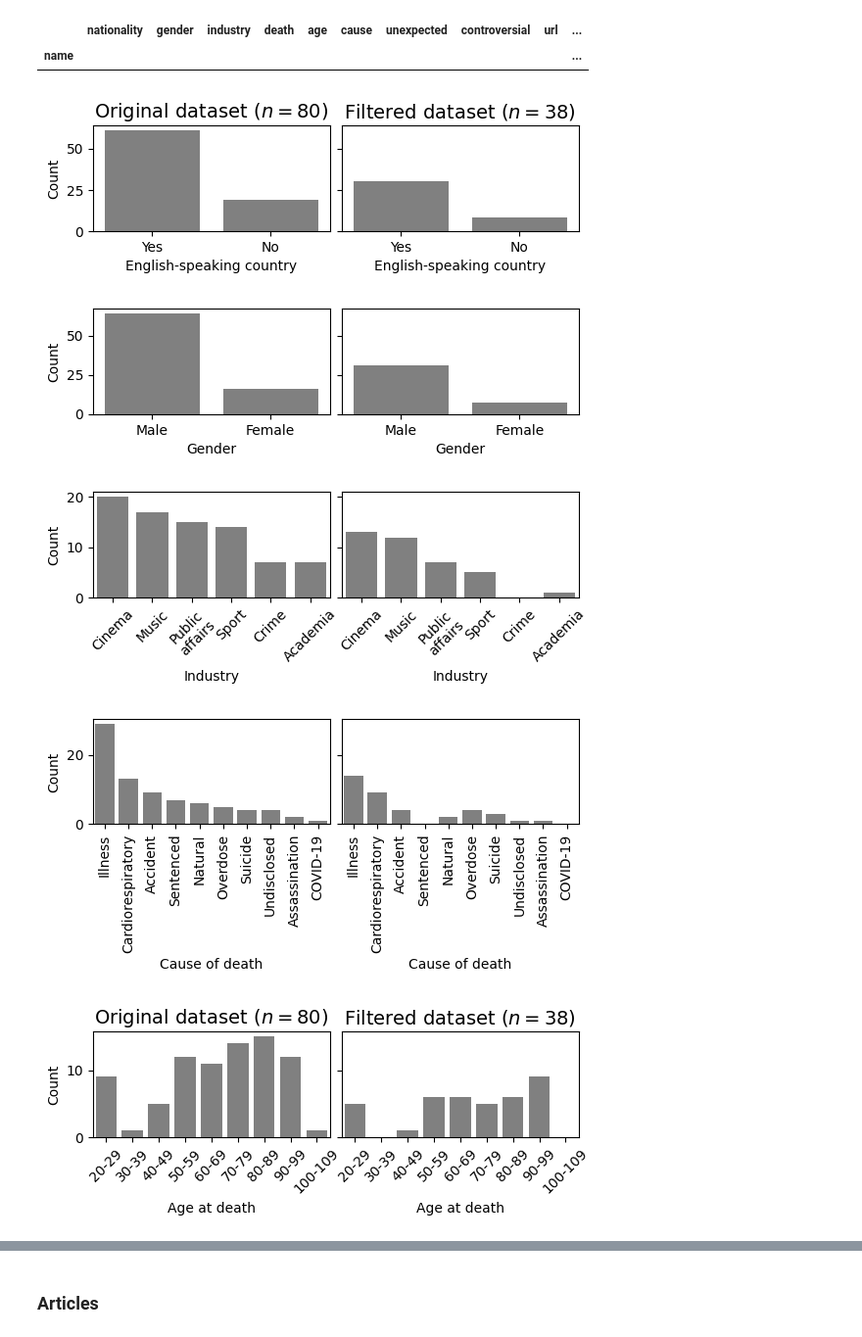
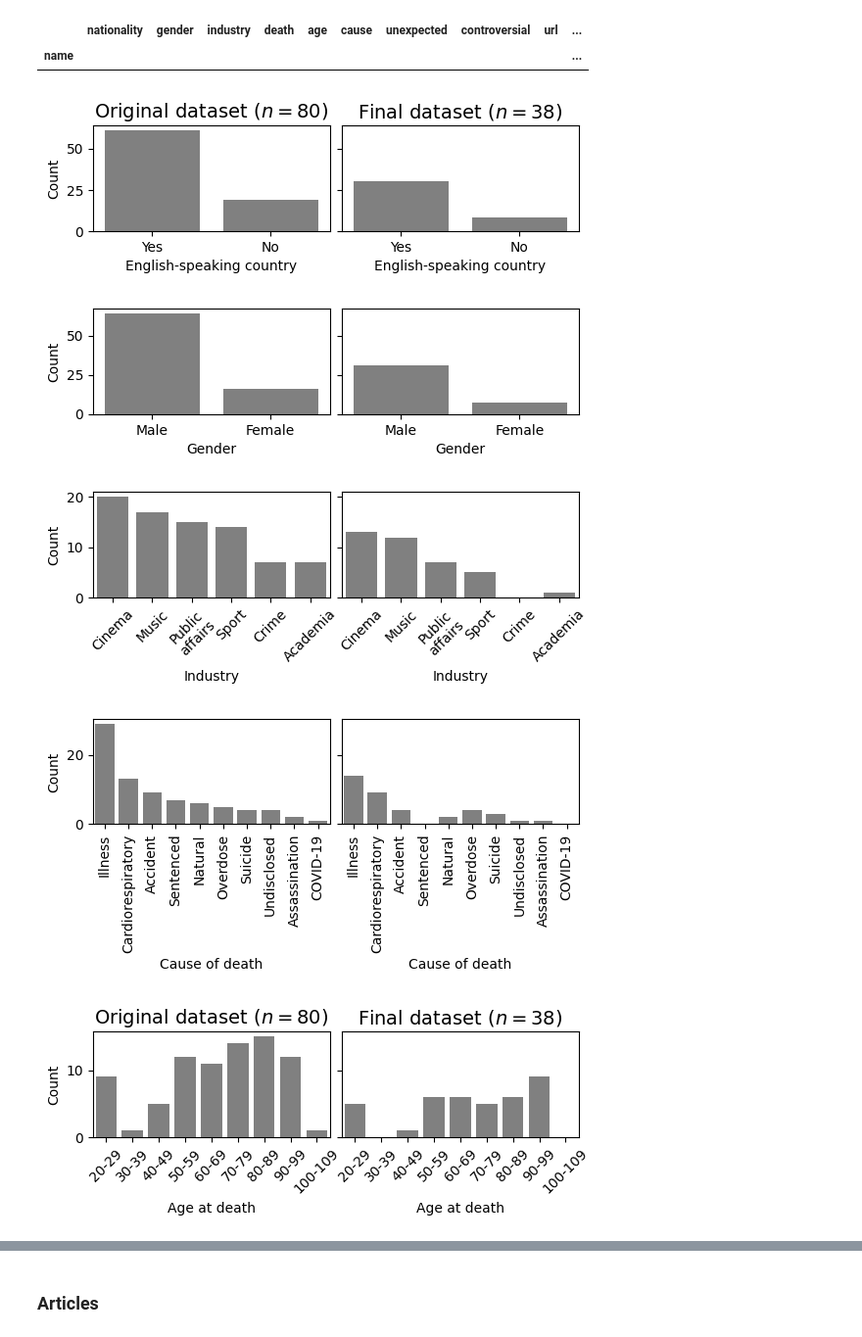
Before and after one commit to titouanjd/dsba-thesis, a Jupyter notebook: code/thesis_main.ipynb, the cells around one changed output, grey strips where cells are left out. Shown at 98% size. Drawn from its saved outputs; the diff is of its cells as text; code cells hidden in the pictures.

```diff
--- a/code/thesis_main.ipynb
+++ b/code/thesis_main.ipynb
@@ -383,7 +387,7 @@ celeb[celeb.isna().any(axis=1)]
 # %%
 assert celeb[celeb.isna().any(axis=1)].empty
 # %%
-celeb_filtered = celeb[celeb.index.isin(celeb_filter)].copy()
+celeb_final = celeb[celeb.index.isin(celeb_filter)].copy()
 # %%
 figsize_small = (FIGSIZE[0], 1.4)
 # %%
@@ -400,12 +404,12 @@ order = binary_map.values()
 sns.countplot(data=celeb, x=x, order=order, color='gray', ax=ax1)
 ax1.set_xlabel('English-speaking country')
 
-sns.countplot(data=celeb_filtered, x=x, order=order, color='gray', ax=ax2)
+sns.countplot(data=celeb_final, x=x, order=order, color='gray', ax=ax2)
 ax2.set_xlabel('English-speaking country')
 
 ax1.set_ylabel('Count')
 ax1.set_title(f'Original dataset ($n={len(celeb)}$)', size=14)
-ax2.set_title(f'Filtered dataset ($n={len(celeb_filtered)}$)', size=14)
+ax2.set_title(f'Final dataset ($n={len(celeb_final)}$)', size=14)
 
 plt.savefig(f'plots/celeb_{x}.pdf', bbox_inches='tight', pad_inches=0)
 
@@ -419,7 +423,7 @@ order = celeb[x].value_counts().index
 sns.countplot(data=celeb, x=x, order=order, color='gray', ax=ax1)
 ax1.set_xlabel('Gender')
 
-sns.countplot(data=celeb_filtered, x=x, order=order, color='gray', ax=ax2)
+sns.countplot(data=celeb_final, x=x, order=order, color='gray', ax=ax2)
 ax2.set_xlabel('Gender')
 
 ax1.set_ylabel('Count')
@@ -437,7 +441,7 @@ sns.countplot(data=celeb, x=x, order=order, color='gray', ax=ax1)
 ax1.tick_params('x', rotation=45)
 ax1.set_xlabel('Industry')
 
-sns.countplot(data=celeb_filtered, x=x, order=order, color='gray', ax=ax2)
+sns.countplot(data=celeb_final, x=x, order=order, color='gray', ax=ax2)
 ax2.tick_params('x', rotation=45)
 ax2.set_xlabel('Industry')
 
@@ -457,7 +461,7 @@ sns.countplot(data=celeb, x=x, order=order, color='gray', ax=ax1)
 ax1.tick_params('x', rotation=90)
 ax1.set_xlabel('Cause of death')
 
-sns.countplot(data=celeb_filtered, x=x, order=order, color='gray', ax=ax2)
+sns.countplot(data=celeb_final, x=x, order=order, color='gray', ax=ax2)
 ax2.tick_params('x', rotation=90)
 ax2.set_xlabel('Cause of death')
 
@@ -476,13 +480,13 @@ sns.countplot(data=celeb, x=x, order=order, color='gray', ax=ax1)
 ax1.tick_params('x', rotation=45)
 ax1.set_xlabel('Age at death')
 
-sns.countplot(data=celeb_filtered, x=x, order=order, color='gray', ax=ax2)
+sns.countplot(data=celeb_final, x=x, order=order, color='gray', ax=ax2)
 ax2.tick_params('x', rotation=45)
 ax2.set_xlabel('Age at death')
 
 ax1.set_ylabel('Count')
 ax1.set_title(f'Original dataset ($n={len(celeb)}$)', size=14)
-ax2.set_title(f'Filtered dataset ($n={len(celeb_filtered)}$)', size=14)
+ax2.set_title(f'Final dataset ($n={len(celeb_final)}$)', size=14)
 
 plt.savefig(f'plots/celeb_{x}.pdf', bbox_inches='tight', pad_inches=0)
 
@@ -491,39 +495,39 @@ x = 'unexpected'
 fig, (ax1, ax2) = plt.subplots(1, 2, figsize=figsize_small, sharex=True, sharey=True, constrained_layout=constrained_layout)
 fig.subplots_adjust(wspace=wspace)
 
 order = binary_map.values()
 
 sns.countplot(data=celeb, x=x, order=order, color='gray', ax=ax1)
 ax1.set_xlabel('Unexpected death')
 
-sns.countplot(data=celeb_filtered, x=x, order=order, color='gray', ax=ax2)
+sns.countplot(data=celeb_final, x=x, order=order, color='gray', ax=ax2)
 ax2.set_xlabel('Unexpected death')
 
 ax1.set_ylabel('Count')
 
 plt.savefig(f'plots/celeb_{x}.pdf', bbox_inches='tight', pad_inches=0)
 
 # Controversial
 x = 'controversial'
 fig, (ax1, ax2) = plt.subplots(1, 2, figsize=figsize_small, sharex=True, sharey=True, constrained_layout=constrained_layout)
 fig.subplots_adjust(wspace=wspace)
 
 order = binary_map.values()
 
 sns.countplot(data=celeb, x=x, order=order, color='gray', ax=ax1)
 ax1.set_xlabel('Controversial')
 
-sns.countplot(data=celeb_filtered, x=x, order=order, color='gray', ax=ax2)
+sns.countplot(data=celeb_final, x=x, order=order, color='gray', ax=ax2)
 ax2.set_xlabel('Controversial')
 
 ax1.set_ylabel('Count')
 
 plt.savefig(f'plots/celeb_{x}.pdf', bbox_inches='tight', pad_inches=0)
 # %% [output]
-[figure, old version]
+[figure, new version]
 [figure]
 [figure]
 [figure]
-[figure, old version]
+[figure, new version]
 [figure]
 [figure]
```
Also changed, not shown: parts of 49 cells of this notebook.
